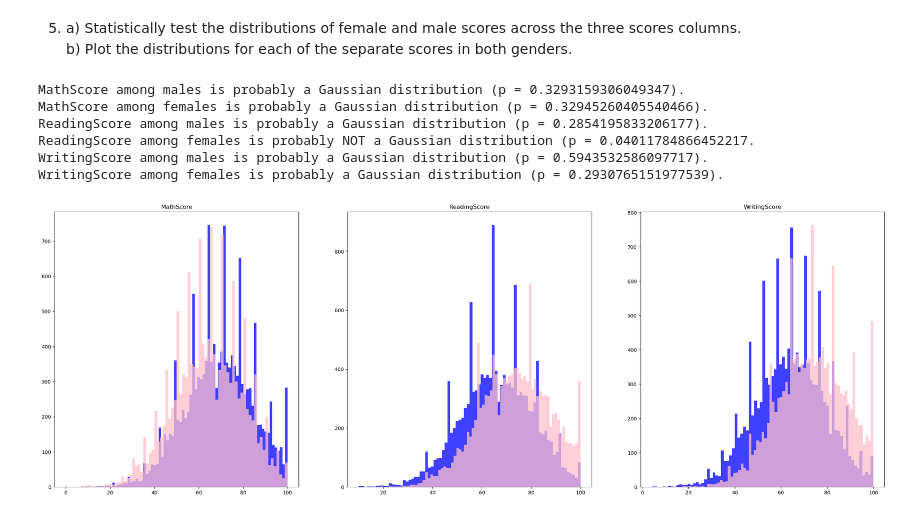
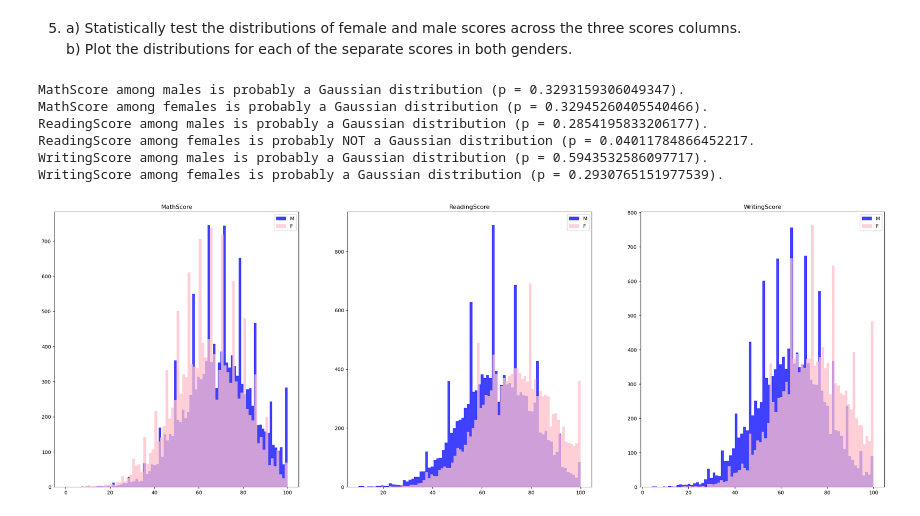
Before and after one commit to llist2020/Intro_to_DS, a Jupyter notebook: lab3/cogsci_lab3.ipynb, the cells around one changed output. Drawn from its saved outputs; the diff is of its cells as text; code cells hidden in the pictures.

```diff
--- a/lab3/cogsci_lab3.ipynb
+++ b/lab3/cogsci_lab3.ipynb
@@ -132,33 +132,34 @@ b) Plot the distributions for each of the separate scores in both genders. <br>
 # %%
 scores = ["MathScore", "ReadingScore", "WritingScore"]
 
 def is_Gauss(subset, name):
     # funkcija koja ispisuje je li distribucija normalna
     _, pm = shapiro(subset)
     if pm > 0.05:
         print(f'{name} is probably a Gaussian distribution (p = {pm}).')
     else:
         print(f'{name} is probably NOT a Gaussian distribution (p = {pm}.')
     return
 
 fig, plots = plt.subplots(1, 3, figsize=(30,10))
 
 for i, diagram in enumerate(plots):
     # za svaki rezultat ispisuje se dijagram i odgovarajući opisi distribucija
     male = male.sort_values(scores[i])
     female = female.sort_values(scores[i])
-    diagram.hist(male[scores[i]], bins = 80, alpha = 0.75, color = "b", zorder = 0)
-    diagram.hist(female[scores[i]], bins = 80, alpha = 0.75, color = "pink", zorder = 1)
+    diagram.hist(male[scores[i]], bins = 80, alpha = 0.75, color = "b", zorder = 0, label="M")
+    diagram.hist(female[scores[i]], bins = 80, alpha = 0.75, color = "pink", zorder = 1, label="F")
     diagram.set_title(scores[i])
     is_Gauss(male_sample[scores[i]], f"{scores[i]} among males")
     is_Gauss(female_sample[scores[i]], f"{scores[i]} among females")
+    diagram.legend()
 
 plt.show()
 # %% [output]
 MathScore among males is probably a Gaussian distribution (p = 0.3293159306049347).
 MathScore among females is probably a Gaussian distribution (p = 0.32945260405540466).
 ReadingScore among males is probably a Gaussian distribution (p = 0.2854195833206177).
 ReadingScore among females is probably NOT a Gaussian distribution (p = 0.04011784866452217.
 WritingScore among males is probably a Gaussian distribution (p = 0.5943532586097717).
 WritingScore among females is probably a Gaussian distribution (p = 0.2930765151977539).
-[figure, old version]
+[figure, new version]
```
Also changed, not shown: 3 other files.
